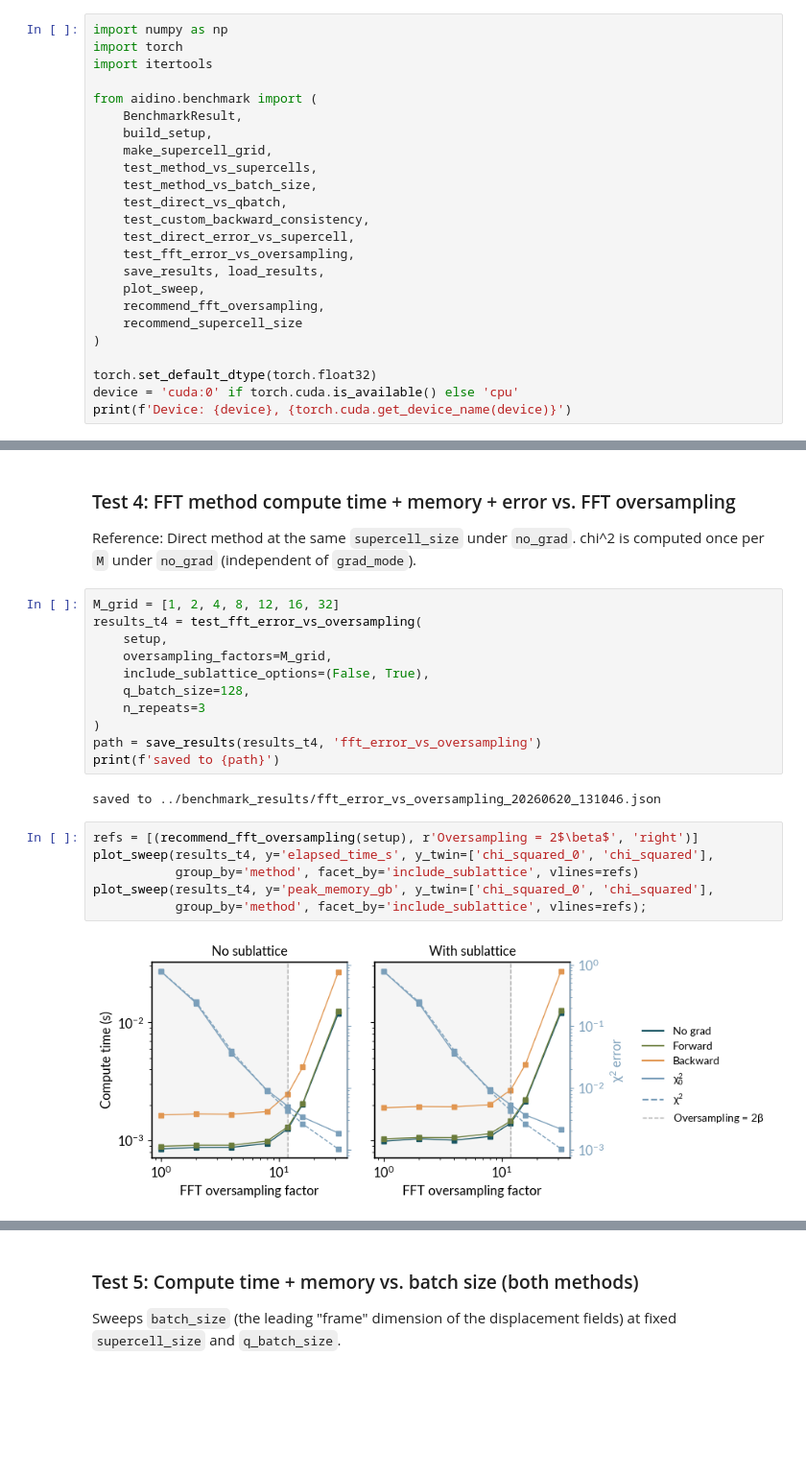
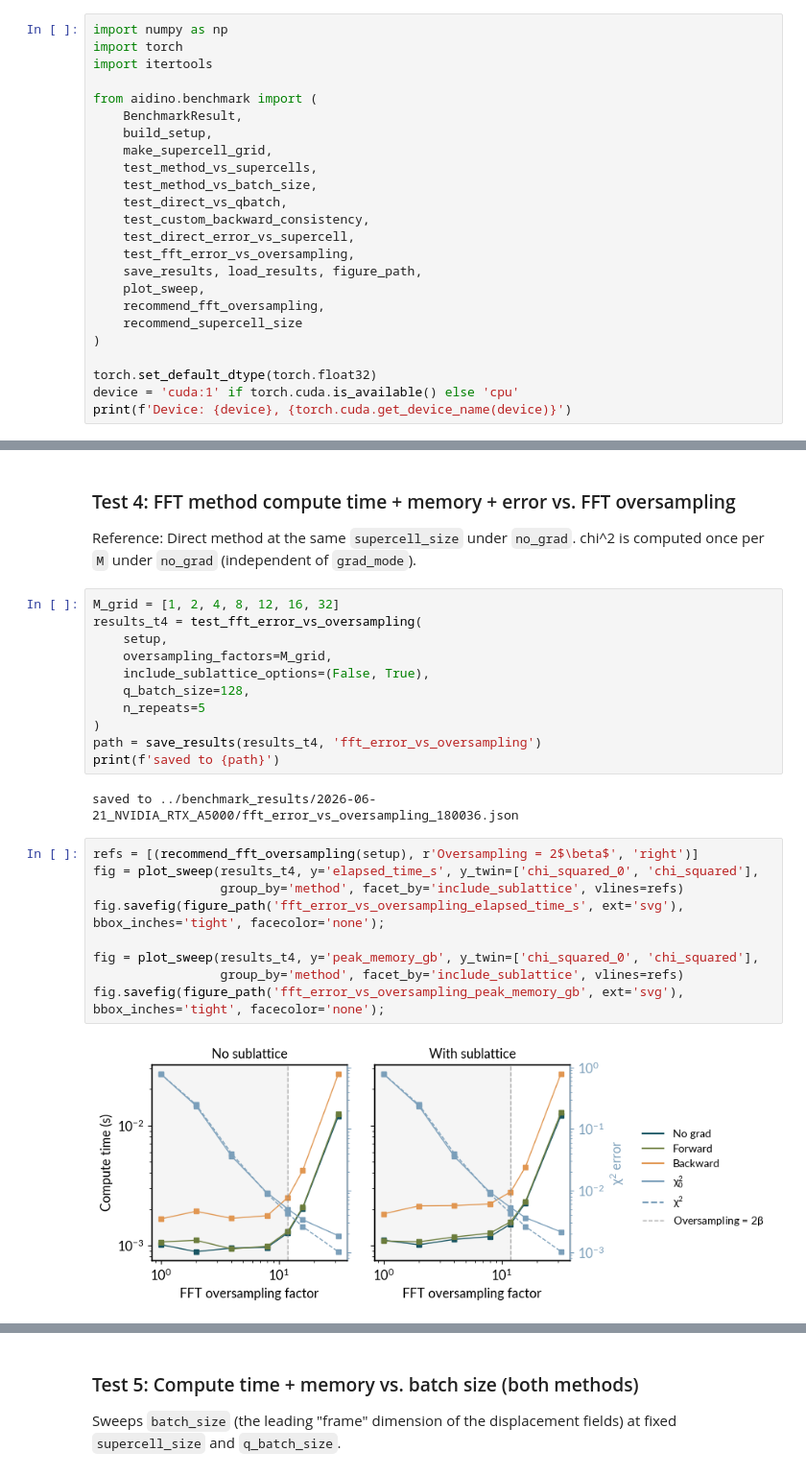
Before and after one commit to AlphaFold-for-Microelectronics/AI-DINO, a Jupyter notebook: notebooks/benchmark.ipynb, the cells around one changed output, grey strips where cells are left out. Shown at 96% size. Saved outputs shown, nothing was run; the diff lists cells and outputs as text; blank space fills up the shorter version.

Commit message:
Save benchmark plots.

```diff
--- a/notebooks/benchmark.ipynb
+++ b/notebooks/benchmark.ipynb
@@ -36,13 +36,13 @@ from aidino.benchmark import (
     test_custom_backward_consistency,
     test_direct_error_vs_supercell,
     test_fft_error_vs_oversampling,
-    save_results, load_results,
+    save_results, load_results, figure_path,
     plot_sweep,
     recommend_fft_oversampling,
     recommend_supercell_size
 )
 
 torch.set_default_dtype(torch.float32)
-device = 'cuda:0' if torch.cuda.is_available() else 'cpu'
+device = 'cuda:1' if torch.cuda.is_available() else 'cpu'
 print(f'Device: {device}, {torch.cuda.get_device_name(device)}')
 # %% [output]
@@ -180,20 +189,23 @@ results_t4 = test_fft_error_vs_oversampling(
     oversampling_factors=M_grid,
     include_sublattice_options=(False, True),
     q_batch_size=128,
-    n_repeats=3
+    n_repeats=5
 )
 path = save_results(results_t4, 'fft_error_vs_oversampling')
 print(f'saved to {path}')
 # %% [output]
-saved to ../benchmark_results/fft_error_vs_oversampling_20260620_131046.json
+saved to ../benchmark_results/2026-06-21_NVIDIA_RTX_A5000/fft_error_vs_oversampling_180036.json
 # %%
 refs = [(recommend_fft_oversampling(setup), r'Oversampling = 2$\beta$', 'right')]
-plot_sweep(results_t4, y='elapsed_time_s', y_twin=['chi_squared_0', 'chi_squared'],
-           group_by='method', facet_by='include_sublattice', vlines=refs)
-plot_sweep(results_t4, y='peak_memory_gb', y_twin=['chi_squared_0', 'chi_squared'],
-           group_by='method', facet_by='include_sublattice', vlines=refs);
+fig = plot_sweep(results_t4, y='elapsed_time_s', y_twin=['chi_squared_0', 'chi_squared'],
+                 group_by='method', facet_by='include_sublattice', vlines=refs)
+fig.savefig(figure_path('fft_error_vs_oversampling_elapsed_time_s', ext='svg'), bbox_inches='tight', facecolor='none');
+
+fig = plot_sweep(results_t4, y='peak_memory_gb', y_twin=['chi_squared_0', 'chi_squared'],
+                 group_by='method', facet_by='include_sublattice', vlines=refs)
+fig.savefig(figure_path('fft_error_vs_oversampling_peak_memory_gb', ext='svg'), bbox_inches='tight', facecolor='none');
 # %% [output]
-[figure, old version]
+[figure, new version]
 [figure]
 # %% [markdown]
 ### Test 5: Compute time + memory vs. batch size (both methods)
```
Also changed, not shown: parts of 12 cells of this notebook, 3 other files.
